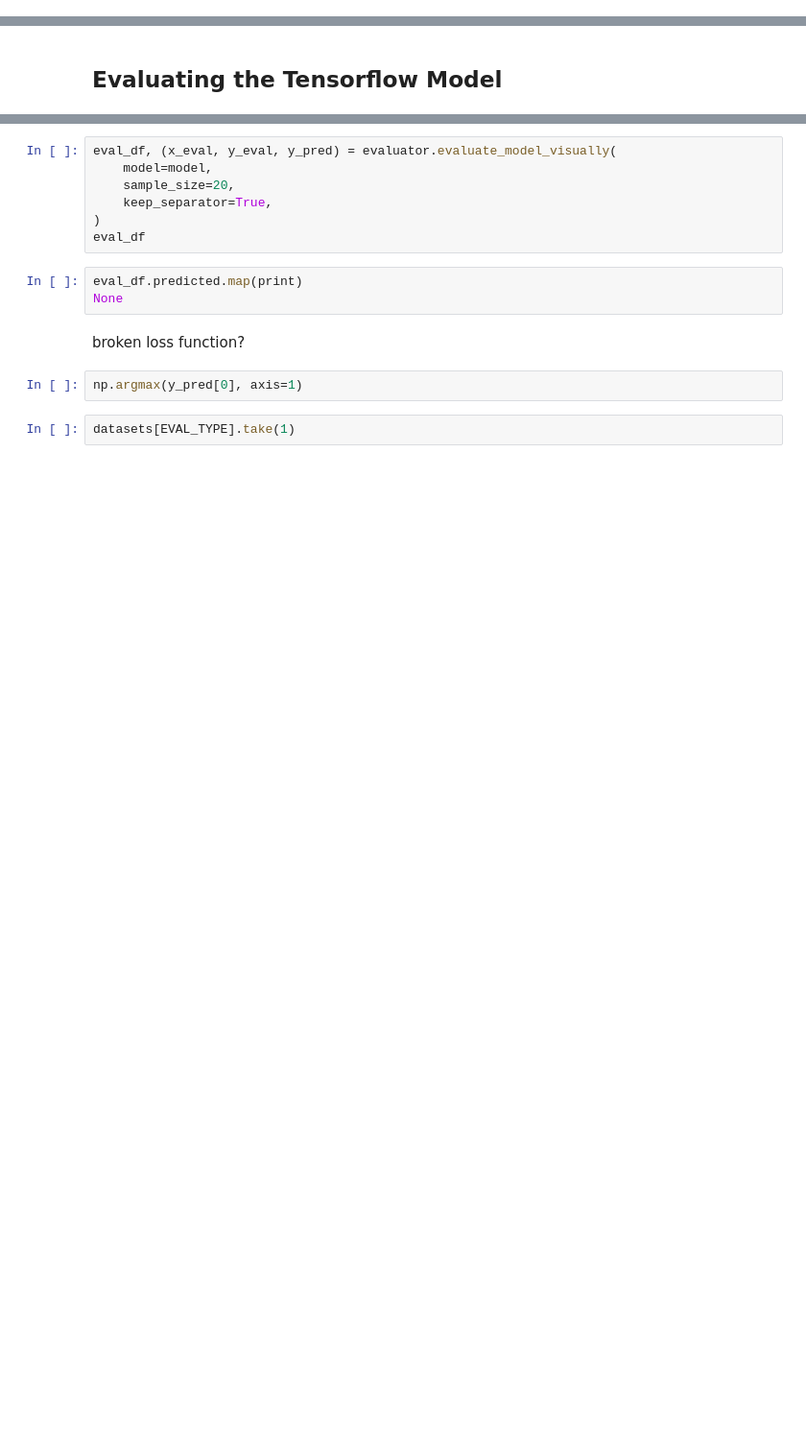
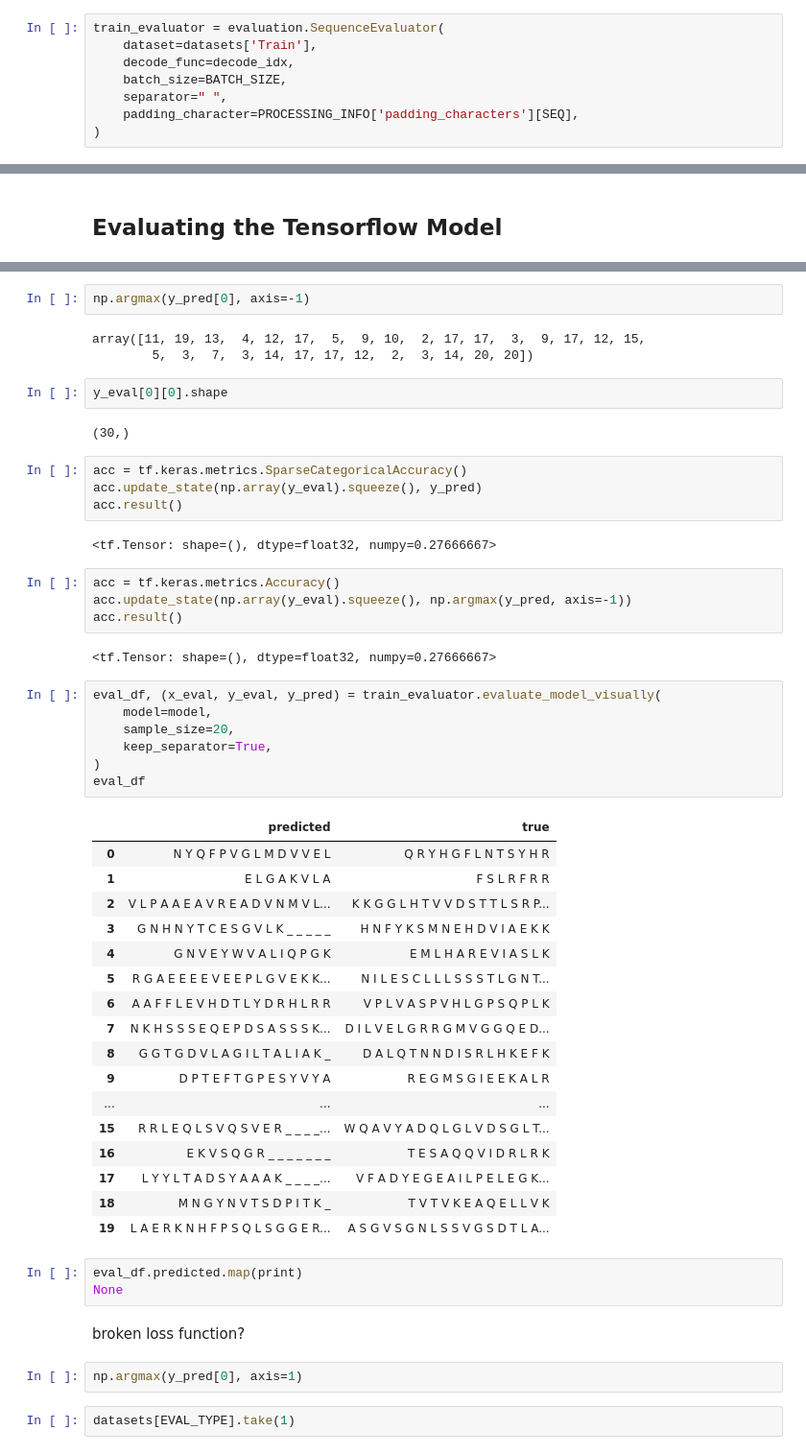
Before and after one commit to Miroka96/mmdenovo, a Jupyter notebook: notebooks/210629 Attention Model Training.ipynb, the cells around one changed output, grey strips where cells are left out. Shown at 96% size. Cells and saved outputs as stored; diff of their text form; blank space fills up the shorter version.

```diff
--- a/notebooks/210629 Attention Model Training.ipynb
+++ b/notebooks/210629 Attention Model Training.ipynb
@@ -762,0 +840,8 @@ KeyboardInterrupt:
+# %%
+train_evaluator = evaluation.SequenceEvaluator(
+    dataset=datasets['Train'],
+    decode_func=decode_idx,
+    batch_size=BATCH_SIZE,
+    separator=" ",
+    padding_character=PROCESSING_INFO['padding_characters'][SEQ],
+)
@@ -767,10 +890,49 @@ evaluator.evaluate_model(model)
+# %%
+np.argmax(y_pred[0], axis=-1)
+# %% [output]
+array([11, 19, 13,  4, 12, 17,  5,  9, 10,  2, 17, 17,  3,  9, 17, 12, 15,
+        5,  3,  7,  3, 14, 17, 17, 12,  2,  3, 14, 20, 20])
+# %%
+y_eval[0][0].shape
+# %% [output]
+(30,)
+# %%
+acc = tf.keras.metrics.SparseCategoricalAccuracy()
+acc.update_state(np.array(y_eval).squeeze(), y_pred)
+acc.result()
+# %% [output]
+<tf.Tensor: shape=(), dtype=float32, numpy=0.27666667>
+# %%
+acc = tf.keras.metrics.Accuracy()
+acc.update_state(np.array(y_eval).squeeze(), np.argmax(y_pred, axis=-1))
+acc.result()
+# %% [output]
+<tf.Tensor: shape=(), dtype=float32, numpy=0.27666667>
 # %%
-eval_df, (x_eval, y_eval, y_pred) = evaluator.evaluate_model_visually(
+eval_df, (x_eval, y_eval, y_pred) = train_evaluator.evaluate_model_visually(
     model=model,
     sample_size=20,
     keep_separator=True,
 )
 eval_df
+# %% [output]
+|  | predicted | true |
+| 0 | N Y Q F P V G L M D V V E L | Q R Y H G F L N T S Y H R |
+| 1 | E L G A K V L A | F S L R F R R |
+| 2 | V L P A A E A V R E A D V N M V L... | K K G G L H T V V D S T T L S R P... |
+| 3 | G N H N Y T C E S G V L K _ _ _ _ _ | H N F Y K S M N E H D V I A E K K |
+| 4 | G N V E Y W V A L I Q P G K | E M L H A R E V I A S L K |
+| 5 | R G A E E E E V E E P L G V E K K... | N I L E S C L L L S S S T L G N T... |
+| 6 | A A F F L E V H D T L Y D R H L R R | V P L V A S P V H L G P S Q P L K |
+| 7 | N K H S S S E Q E P D S A S S S K... | D I L V E L G R R G M V G G Q E D... |
+| 8 | G G T G D V L A G I L T A L I A K _ | D A L Q T N N D I S R L H K E F K |
+| 9 | D P T E F T G P E S Y V Y A | R E G M S G I E E K A L R |
+| ... | ... | ... |
+| 15 | R R L E Q L S V Q S V E R _ _ _ _... | W Q A V Y A D Q L G L V D S G L T... |
+| 16 | E K V S Q G R _ _ _ _ _ _ _ | T E S A Q Q V I D R L R K |
+| 17 | L Y Y L T A D S Y A A A K _ _ _ _... | V F A D Y E G E A I L P E L E G K... |
+| 18 | M N G Y N V T S D P I T K _ | T V T V K E A Q E L L V K |
+| 19 | L A E R K N H F P S Q L S G G E R... | A S G V S G N L S S V G S D T L A... |
 # %%
 eval_df.predicted.map(print)
 None
```
Also changed, not shown: parts of 45 cells of this notebook.
